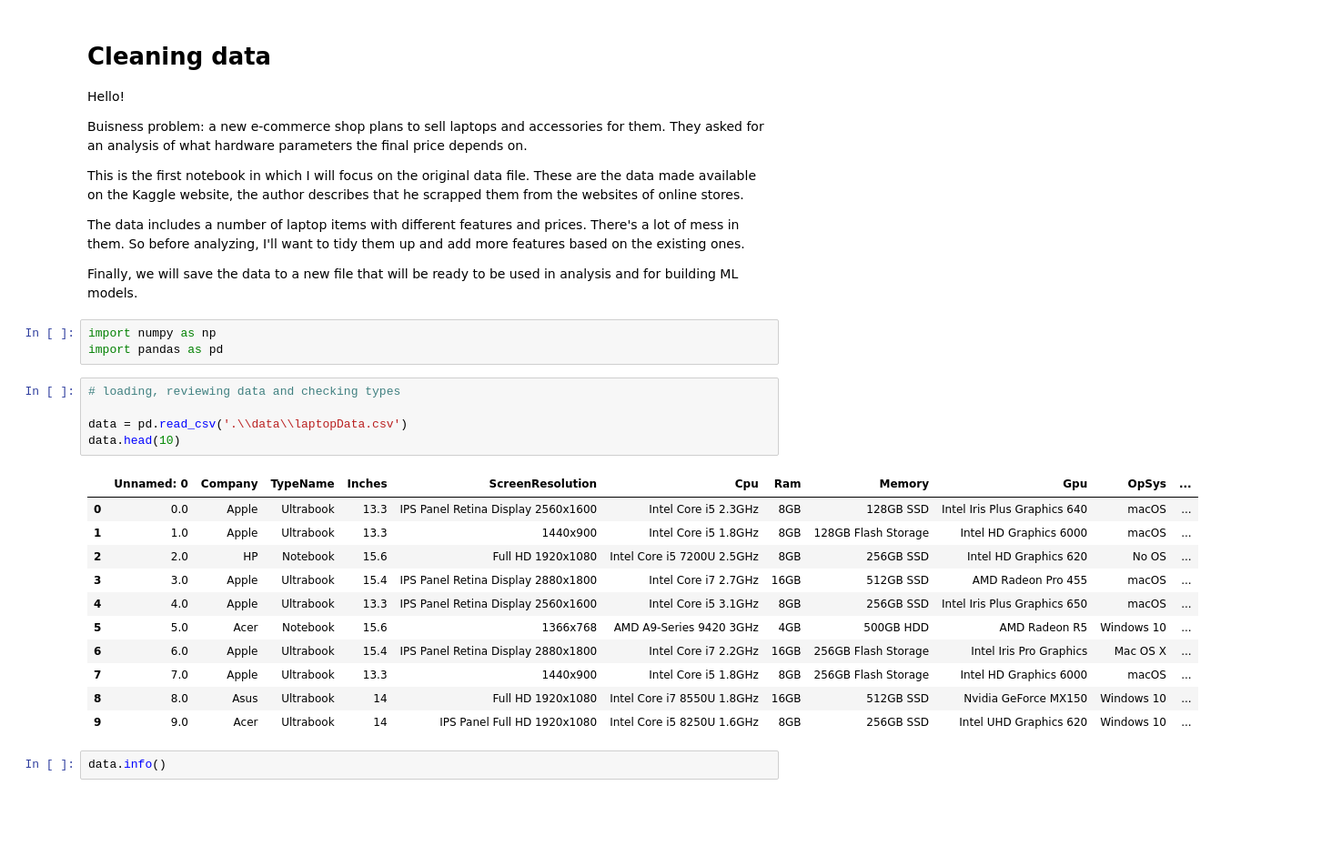
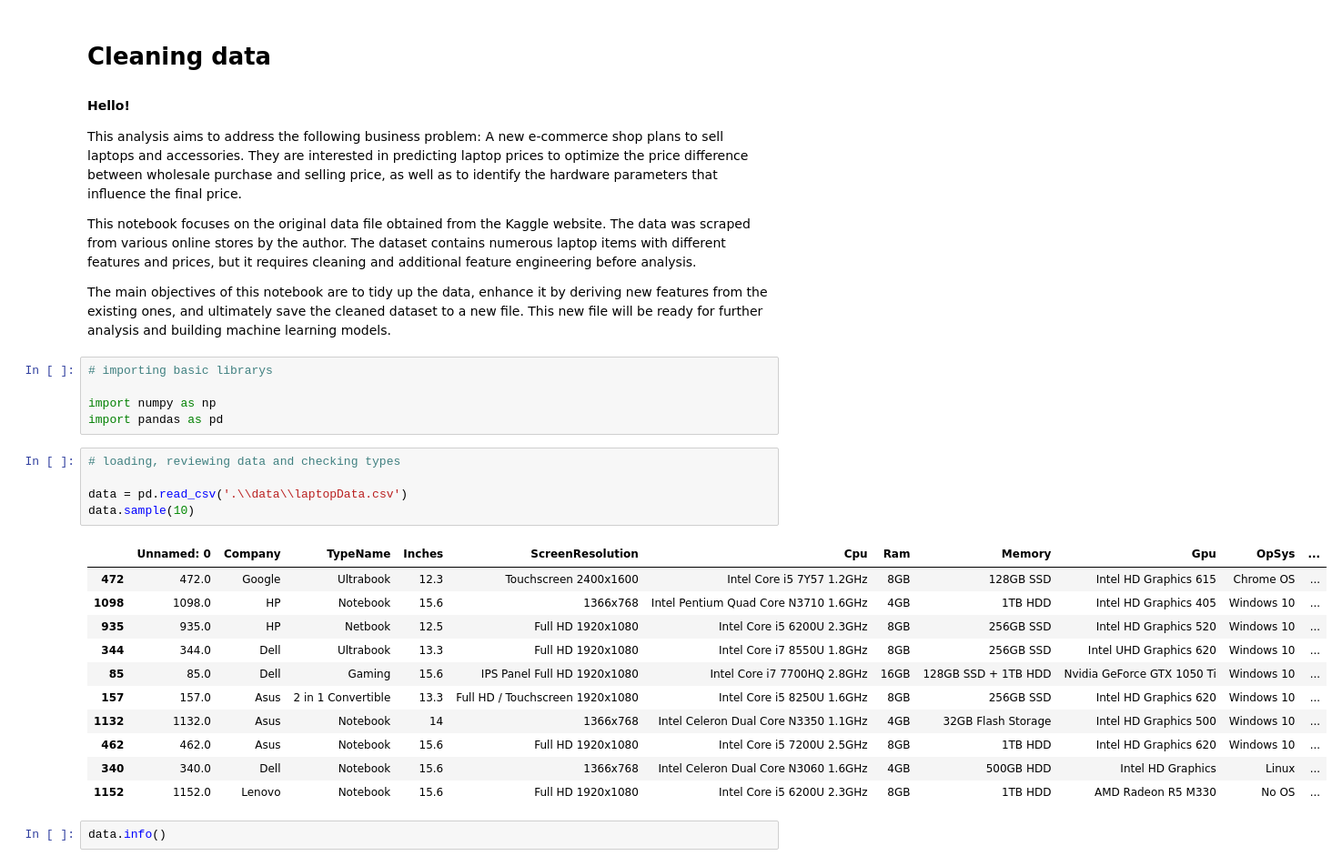
Before and after one commit to janchocyk/Laptops_data_analyst, a Jupyter notebook: laptops_data_exploration/cleaning_laptops_data.ipynb, the cells around one changed output. Shown at 91% size. Cells and saved outputs as stored; diff of their text form; blank space fills up the shorter version.

Commit message:
Update cleaning_data

```diff
--- a/laptops_data_exploration/cleaning_laptops_data.ipynb
+++ b/laptops_data_exploration/cleaning_laptops_data.ipynb
@@ -1,35 +1,35 @@
 # %% [markdown]
 # Cleaning data
 
-Hello!
+#### Hello!
 
-Buisness problem: a new e-commerce shop plans to sell laptops and accessories for them. They asked for an analysis of what hardware parameters the final price depends on.
+This analysis aims to address the following business problem: A new e-commerce shop plans to sell laptops and accessories. They are interested in predicting laptop prices to optimize the price difference between wholesale purchase and selling price, as well as to identify the hardware parameters that influence the final price.
 
-This is the first notebook in which I will focus on the original data file. These are the data made available on the Kaggle website, the author describes that he scrapped them from the websites of online stores.
+This notebook focuses on the original data file obtained from the Kaggle website. The data was scraped from various online stores by the author. The dataset contains numerous laptop items with different features and prices, but it requires cleaning and additional feature engineering before analysis.
 
-The data includes a number of laptop items with different features and prices. There's a lot of mess in them. So before analyzing, I'll want to tidy them up and add more features based on the existing ones.
-
-Finally, we will save the data to a new file that will be ready to be used in analysis and for building ML models.
+The main objectives of this notebook are to tidy up the data, enhance it by deriving new features from the existing ones, and ultimately save the cleaned dataset to a new file. This new file will be ready for further analysis and building machine learning models.
 # %%
+# importing basic librarys
+
 import numpy as np
 import pandas as pd
 # %%
 # loading, reviewing data and checking types
 
 data = pd.read_csv('.\\data\\laptopData.csv')
-data.head(10)
+data.sample(10)
 # %% [output]
 |  | Unnamed: 0 | Company | TypeName | Inches | ScreenResolution | Cpu | Ram | Memory | Gpu | OpSys | ... |
-| 0 | 0.0 | Apple | Ultrabook | 13.3 | IPS Panel Retina Display 2560x1600 | Intel Core i5 2.3GHz | 8GB | 128GB SSD | Intel Iris Plus Graphics 640 | macOS | ... |
-| 1 | 1.0 | Apple | Ultrabook | 13.3 | 1440x900 | Intel Core i5 1.8GHz | 8GB | 128GB Flash Storage | Intel HD Graphics 6000 | macOS | ... |
-| 2 | 2.0 | HP | Notebook | 15.6 | Full HD 1920x1080 | Intel Core i5 7200U 2.5GHz | 8GB | 256GB SSD | Intel HD Graphics 620 | No OS | ... |
-| 3 | 3.0 | Apple | Ultrabook | 15.4 | IPS Panel Retina Display 2880x1800 | Intel Core i7 2.7GHz | 16GB | 512GB SSD | AMD Radeon Pro 455 | macOS | ... |
-| 4 | 4.0 | Apple | Ultrabook | 13.3 | IPS Panel Retina Display 2560x1600 | Intel Core i5 3.1GHz | 8GB | 256GB SSD | Intel Iris Plus Graphics 650 | macOS | ... |
-| 5 | 5.0 | Acer | Notebook | 15.6 | 1366x768 | AMD A9-Series 9420 3GHz | 4GB | 500GB HDD | AMD Radeon R5 | Windows 10 | ... |
-| 6 | 6.0 | Apple | Ultrabook | 15.4 | IPS Panel Retina Display 2880x1800 | Intel Core i7 2.2GHz | 16GB | 256GB Flash Storage | Intel Iris Pro Graphics | Mac OS X | ... |
-| 7 | 7.0 | Apple | Ultrabook | 13.3 | 1440x900 | Intel Core i5 1.8GHz | 8GB | 256GB Flash Storage | Intel HD Graphics 6000 | macOS | ... |
-| 8 | 8.0 | Asus | Ultrabook | 14 | Full HD 1920x1080 | Intel Core i7 8550U 1.8GHz | 16GB | 512GB SSD | Nvidia GeForce MX150 | Windows 10 | ... |
-| 9 | 9.0 | Acer | Ultrabook | 14 | IPS Panel Full HD 1920x1080 | Intel Core i5 8250U 1.6GHz | 8GB | 256GB SSD | Intel UHD Graphics 620 | Windows 10 | ... |
+| 472 | 472.0 | Google | Ultrabook | 12.3 | Touchscreen 2400x1600 | Intel Core i5 7Y57 1.2GHz | 8GB | 128GB SSD | Intel HD Graphics 615 | Chrome OS | ... |
+| 1098 | 1098.0 | HP | Notebook | 15.6 | 1366x768 | Intel Pentium Quad Core N3710 1.6GHz | 4GB | 1TB HDD | Intel HD Graphics 405 | Windows 10 | ... |
+| 935 | 935.0 | HP | Netbook | 12.5 | Full HD 1920x1080 | Intel Core i5 6200U 2.3GHz | 8GB | 256GB SSD | Intel HD Graphics 520 | Windows 10 | ... |
+| 344 | 344.0 | Dell | Ultrabook | 13.3 | Full HD 1920x1080 | Intel Core i7 8550U 1.8GHz | 8GB | 256GB SSD | Intel UHD Graphics 620 | Windows 10 | ... |
+| 85 | 85.0 | Dell | Gaming | 15.6 | IPS Panel Full HD 1920x1080 | Intel Core i7 7700HQ 2.8GHz | 16GB | 128GB SSD + 1TB HDD | Nvidia GeForce GTX 1050 Ti | Windows 10 | ... |
+| 157 | 157.0 | Asus | 2 in 1 Convertible | 13.3 | Full HD / Touchscreen 1920x1080 | Intel Core i5 8250U 1.6GHz | 8GB | 256GB SSD | Intel HD Graphics 620 | Windows 10 | ... |
+| 1132 | 1132.0 | Asus | Notebook | 14 | 1366x768 | Intel Celeron Dual Core N3350 1.1GHz | 4GB | 32GB Flash Storage | Intel HD Graphics 500 | Windows 10 | ... |
+| 462 | 462.0 | Asus | Notebook | 15.6 | Full HD 1920x1080 | Intel Core i5 7200U 2.5GHz | 8GB | 1TB HDD | Intel HD Graphics 620 | Windows 10 | ... |
+| 340 | 340.0 | Dell | Notebook | 15.6 | 1366x768 | Intel Celeron Dual Core N3060 1.6GHz | 4GB | 500GB HDD | Intel HD Graphics | Linux | ... |
+| 1152 | 1152.0 | Lenovo | Notebook | 15.6 | Full HD 1920x1080 | Intel Core i5 6200U 2.3GHz | 8GB | 1TB HDD | AMD Radeon R5 M330 | No OS | ... |
 # %%
 data.info()
 # %% [output]
```
Also changed, not shown: parts of 5 cells of this notebook.
